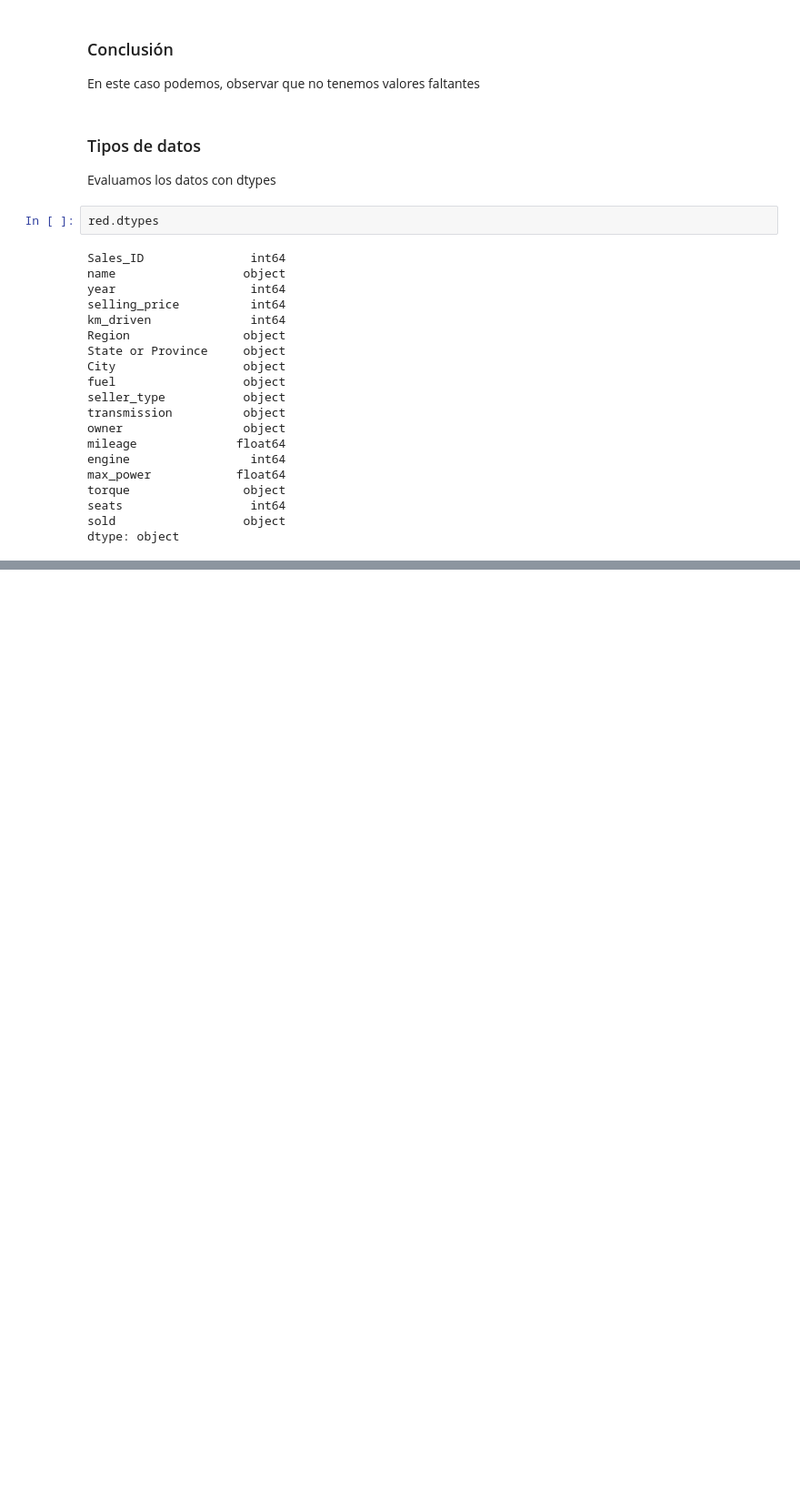
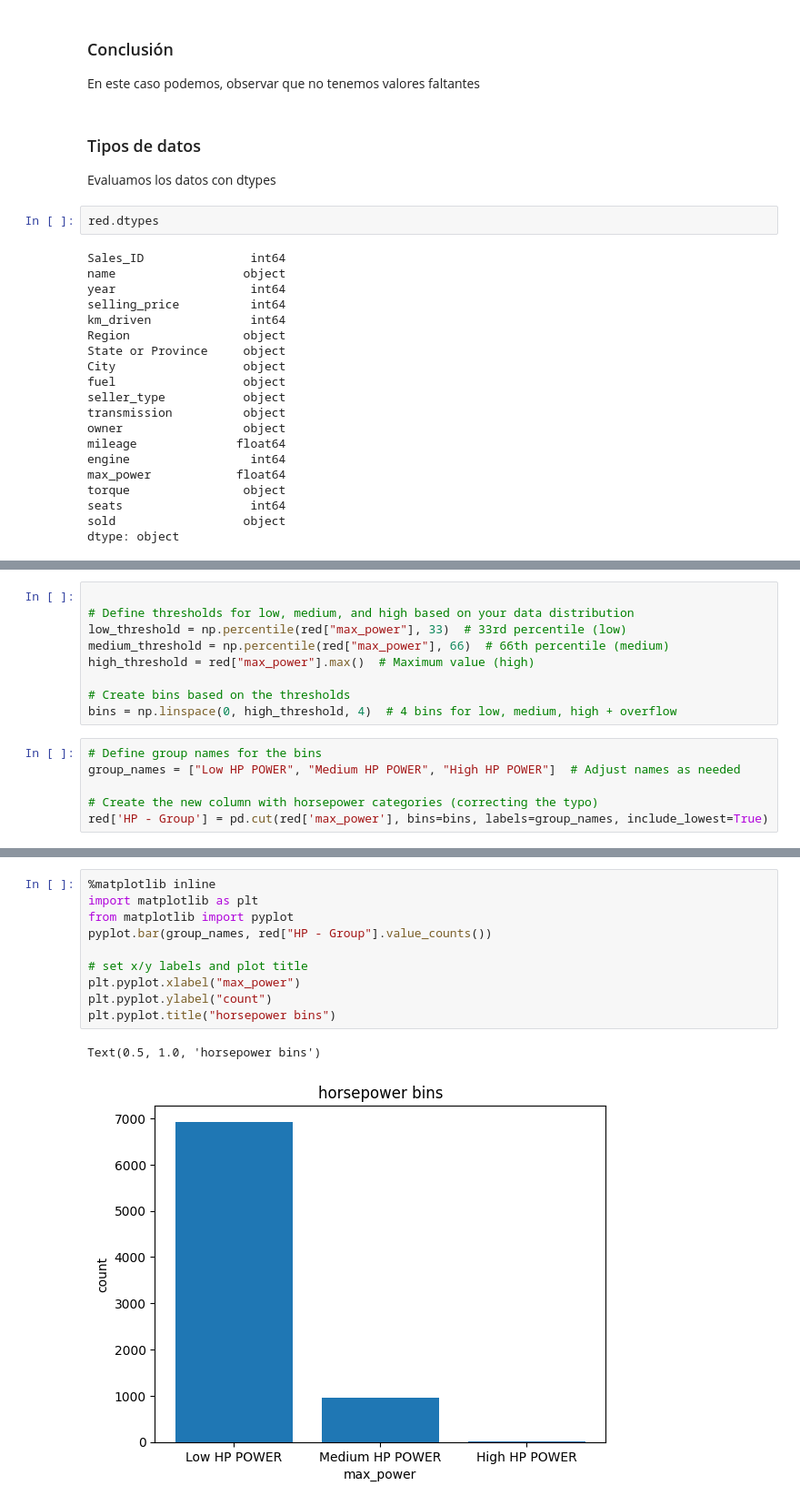
Before and after one commit to ricardomol23/DataProgramming, a Jupyter notebook: Laboratorios/project/test_1.ipynb, the cells around one changed output, grey strips where cells are left out. Shown: that part at 91% size. Cells and saved outputs as stored; diff of their text form; blank space fills up the shorter version.

```diff
--- a/Laboratorios/project/test_1.ipynb
+++ b/Laboratorios/project/test_1.ipynb
@@ -71,0 +155,15 @@ dtype: object
+# %%
+
+# Define thresholds for low, medium, and high based on your data distribution
+low_threshold = np.percentile(red["max_power"], 33)  # 33rd percentile (low)
+medium_threshold = np.percentile(red["max_power"], 66)  # 66th percentile (medium)
+high_threshold = red["max_power"].max()  # Maximum value (high)
+
+# Create bins based on the thresholds
+bins = np.linspace(0, high_threshold, 4)  # 4 bins for low, medium, high + overflow
+# %%
+# Define group names for the bins
+group_names = ["Low HP POWER", "Medium HP POWER", "High HP POWER"]  # Adjust names as needed
+
+# Create the new column with horsepower categories (correcting the typo)
+red['HP - Group'] = pd.cut(red['max_power'], bins=bins, labels=group_names, include_lowest=True)
@@ -71,0 +179,13 @@ dtype: object
+# %%
+%matplotlib inline
+import matplotlib as plt
+from matplotlib import pyplot
+pyplot.bar(group_names, red["HP - Group"].value_counts())
+
+# set x/y labels and plot title
+plt.pyplot.xlabel("max_power")
+plt.pyplot.ylabel("count")
+plt.pyplot.title("horsepower bins")
+# %% [output]
+Text(0.5, 1.0, 'horsepower bins')
+[figure, added]
```
Also changed, not shown: parts of 9 cells of this notebook, 2 other files.
